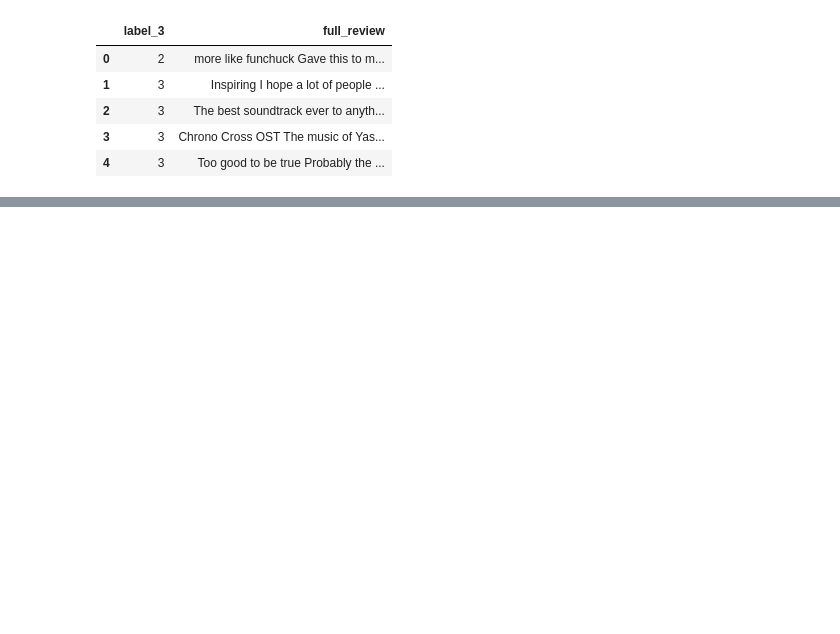
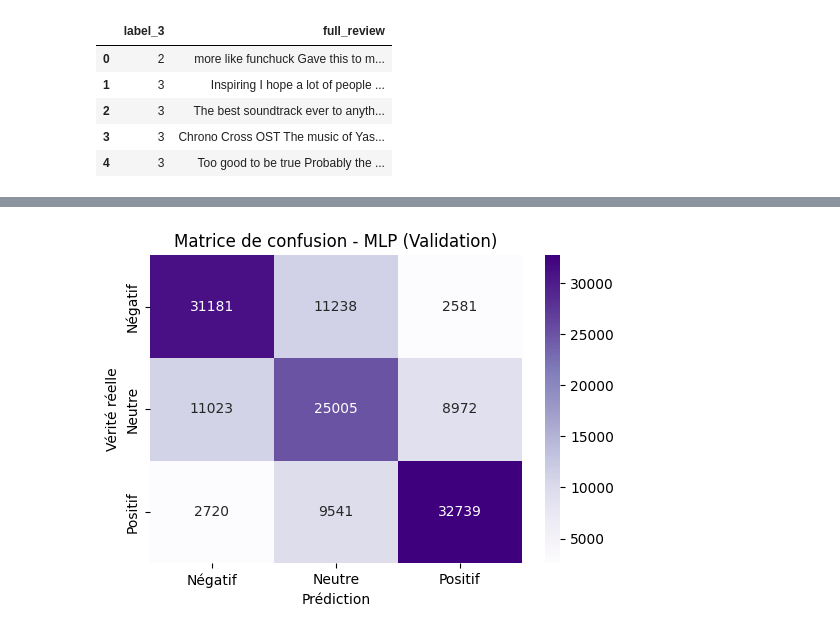
Before and after one commit to mchabanat/NLP-Project, a Jupyter notebook: project.ipynb, the cells around one changed output, grey strips where cells are left out. Drawn from its saved outputs; the diff is of its cells as text; code cells hidden in the pictures; blank space fills up the shorter version.

```diff
--- a/project.ipynb
+++ b/project.ipynb
@@ -133,0 +254,6 @@ Pour réaliser le travail on dispose de deux fichiers :
+# %%
+# 1) Séparation train/test+val
+train_df, temp_df  = train_test_split(df_reduit, test_size=0.3, stratify=df_reduit['label_3'], random_state=42)
+
+# 2) Séparation test et val (depuis les 30% restants)
+val_df, test_df = train_test_split(temp_df , test_size=0.5, stratify=temp_df ['label_3'], random_state=42)
@@ -133,0 +355,10 @@ Pour réaliser le travail on dispose de deux fichiers :
+# %%
+mlp_model = MLPClassifier(
+    hidden_layer_sizes=(100,),  # une couche cachée de 100 neurones
+    activation='relu',          # fonction d’activation non-linéaire ReLU
+    solver='adam',              # algorithme d’optimisation efficace
+    max_iter=20,                # nombre d’itérations limité pour tester rapidement
+    random_state=42
+)
+
+mlp_model.fit(X_train_tfidf, y_train)
@@ -133,0 +367,6 @@ Pour réaliser le travail on dispose de deux fichiers :
+# %%
+# Evaluation
+y_val_pred_mlp = mlp_model.predict(X_val_tfidf)
+
+print("Classification Report (MLP):")
+print(classification_report(y_val, y_val_pred_mlp, digits=3))
@@ -133,0 +384,19 @@ Pour réaliser le travail on dispose de deux fichiers :
+# %%
+from sklearn.metrics import confusion_matrix
+import seaborn as sns
+import matplotlib.pyplot as plt
+
+# Matrice de confusion
+conf_matrix = confusion_matrix(y_val, y_val_pred_mlp)
+
+# Affichage
+plt.figure(figsize=(6,4))
+sns.heatmap(conf_matrix, annot=True, fmt='d', cmap='Purples',
+            xticklabels=['Négatif', 'Neutre', 'Positif'],
+            yticklabels=['Négatif', 'Neutre', 'Positif'])
+plt.xlabel("Prédiction")
+plt.ylabel("Vérité réelle")
+plt.title("Matrice de confusion - MLP (Validation)")
+plt.show()
+# %% [output]
+[figure, added]
```
Also changed, not shown: parts of 20 cells of this notebook.
